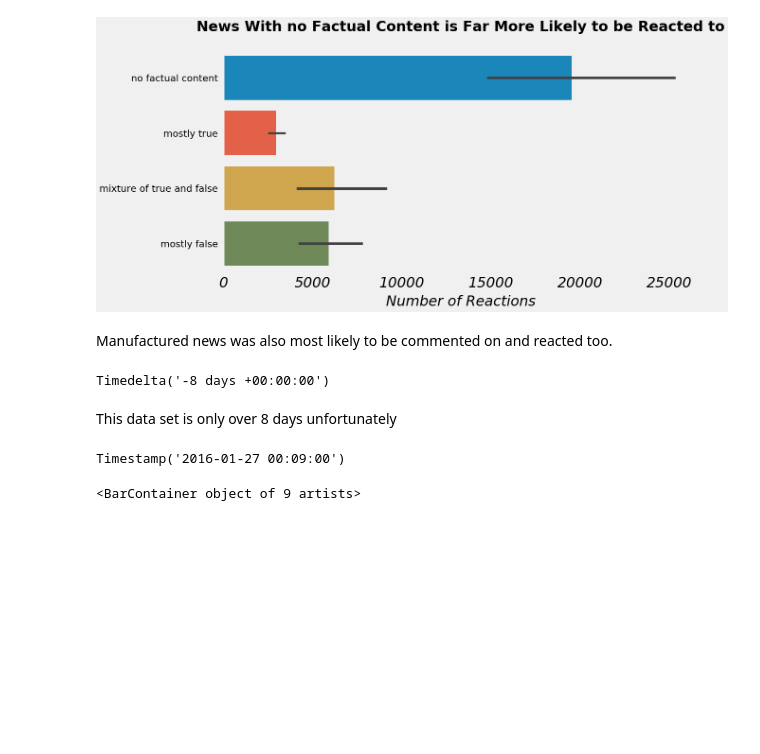
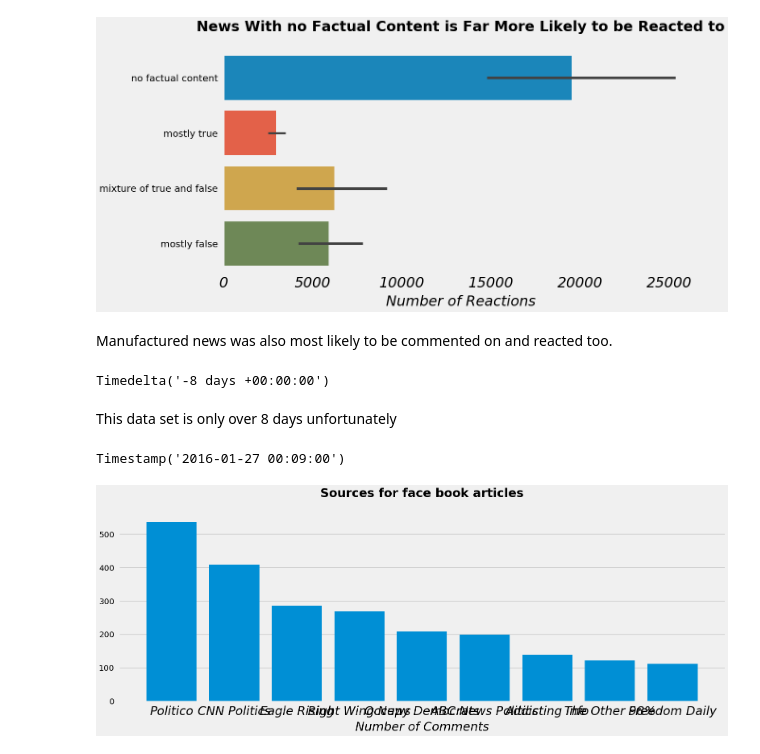
Before and after one commit to acoco10/EDA_on_fake_facebook_posts, a Jupyter notebook: facebook-fact-check_eda.ipynb, the cells around one changed output. Saved outputs shown, nothing was run; the diff lists cells and outputs as text; code cells hidden in the pictures; blank space fills up the shorter version.

Commit message:
tweaking graph styles

```diff
--- a/facebook-fact-check_eda.ipynb
+++ b/facebook-fact-check_eda.ipynb
@@ -114,10 +114,18 @@ This data set is only over 8 days unfortunately
 df.date.max()
 # %% [output]
 Timestamp('2016-01-27 00:09:00')
-# %%
-titles = df.page.value_counts().index
-values = df.page.value_counts().values
-plt.figure(figsize = (22, 8))
-plt.bar(titles, values)
-# %% [output]
-<BarContainer object of 9 artists>
+# %%
+titles = df.page.value_counts().index
+values = df.page.value_counts().values
+
+plt.figure(figsize = (24, 8))
+plt.bar(titles, values)
+plt.title('Sources for face book articles',
+          fontweight ='bold', size = 30, pad = 40, loc = 'center')# title
+plt.xlabel("Number of Comments", size = 30, labelpad = 10, style = 'italic')
+plt.xticks(style = 'italic', size = 30)
+plt.ylabel(None)
+plt.yticks(size = 20)
+plt.grid(axis = 'x')
+# %% [output]
+[figure, added]
```
